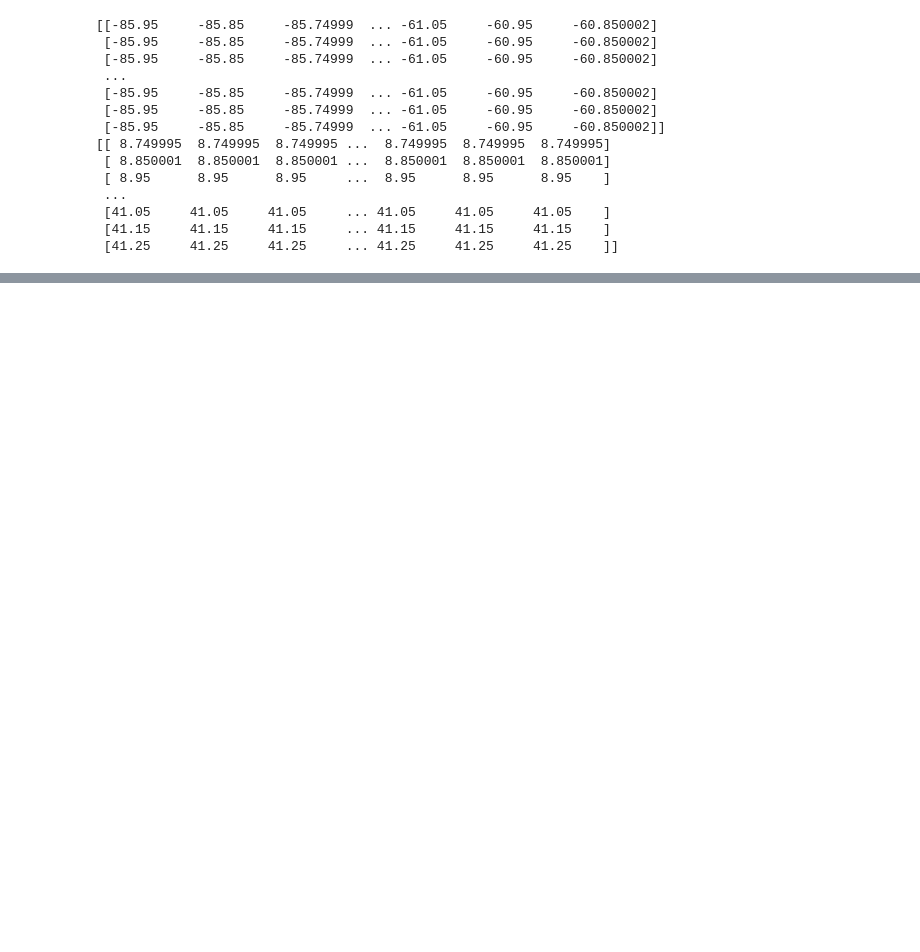
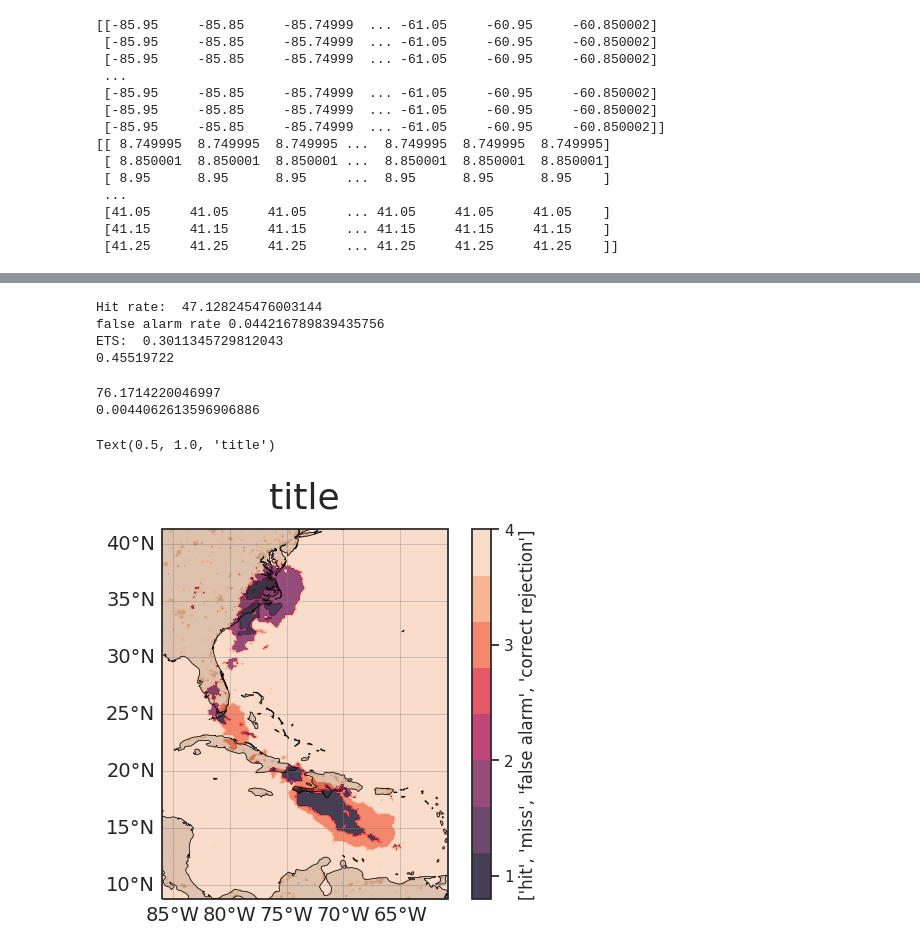
Before and after one commit to vosps/tropical_cyclone, a Jupyter notebook: tracking/7_hit_rate.ipynb, the cells around one changed output, grey strips where cells are left out. Drawn from its saved outputs; the diff is of its cells as text; code cells hidden in the pictures; blank space fills up the shorter version.

```diff
--- a/tracking/7_hit_rate.ipynb
+++ b/tracking/7_hit_rate.ipynb
@@ -311,0 +388,62 @@ ValueError: operands could not be broadcast together with shapes (326,252) (316,
+# %%
+hit_rate,false_alarm_rate,ETS,pop_hit,pop_miss,pop_hit_rate,pop_false_alarm,pop_correct_rejection,pop_false_alarm_rate = ets(global_rain,global_rain_truth,global_pop)
+# %% [output]
+Hit rate:  47.128245476003144
+false alarm rate 0.044216789839435756
+ETS:  0.3011345729812043
+0.45519722
+# %%
+print(pop_hit_rate * 100)
+print(pop_false_alarm_rate * 100)
+# %% [output]
+76.1714220046997
+0.0044062613596906886
+# %%
+levels = [10, 15, 20, 25, 30, 40, 50,75, 100,140,180,200,250,300]
+sns.set_style("white")
+sns.set_context("notebook")
+vmin=-2
+vmax=2
+
+
+fig, ax = plt.subplots(subplot_kw={'projection': ccrs.PlateCarree()})
+rain1 = np.sum(grid_rain,axis=0) > 50
+rain2 = np.sum(grid_rain_truth,axis=0) > 50
+hit = (rain1 == True) & (rain2 == True)
+miss = (rain1 == False) & (rain2 == True)
+false_alarm = (rain1 == True) & (rain2 == False)
+correct_rejection = (rain1 == False) & (rain2 == False)
+rain_data = hit + 2* miss + 3* false_alarm + 4*correct_rejection
+ax.contourf(lon,-lat + 12,data,levels=range(1,200000,20000), transform=ccrs.PlateCarree(),cmap='Oranges')
+m = ax.contourf(grid_x,grid_y,rain_data, transform=ccrs.PlateCarree(),alpha=0.8)
+
+
+ax.add_feature(cfeature.COASTLINE,linewidth=0.5)
+ax.add_feature(cfeature.LAND, zorder=100,color='black',alpha=0.1)
+
+
+# plt.contourf(storm.precipitation[0,:,:,0],storm.storm_lats[0,:,:],storm.storm_lons[0,:,:])
+
+
+# ax.outline_patch.set_linewidth(0.5)
+gl = ax.gridlines(crs=ccrs.PlateCarree(), draw_labels=True,
+			linewidth=0.5, color='gray', alpha=0.5, linestyle='-')
+gl.xlabels_top = False
+gl.ylabels_right = False
+gl.xlabel_style = {'size': 14}
+gl.ylabel_style = {'size': 14}
+# ax.set_xticklabels(labelsize=20)
+# ax.set_yticklabels(labelsize=20)
+ax.tick_params(axis='x', labelsize=20)
+ax.tick_params(axis='y', labelsize=20)
+
+precip_cmap,precip_norm = make_cmap(high_vals=True)
+# cbar = plt.colorbar(c,fraction=1.5, pad=-0.7,cmap=precip_cmap,ticks=levels,boundaries=levels, format='%1i',cax=ax)
+# cbar.ax.tick_params(labelsize=8,width=0.5)
+# cbar.ax.tick_params(labelsize=20)
+plt.colorbar(m, ticks=[1,2,3,4],label=['hit','miss','false alarm','correct rejection'])
+ax.set_extent([grid_x[0,0], grid_x[-1,-1], grid_y[0,0], grid_y[-1,-1]], crs=ccrs.PlateCarree())
+ax.set_title('title',fontsize=26,pad=15)
+# %% [output]
+Text(0.5, 1.0, 'title')
+[figure, added]
```
Also changed, not shown: parts of 9 cells of this notebook, 17 other files.
